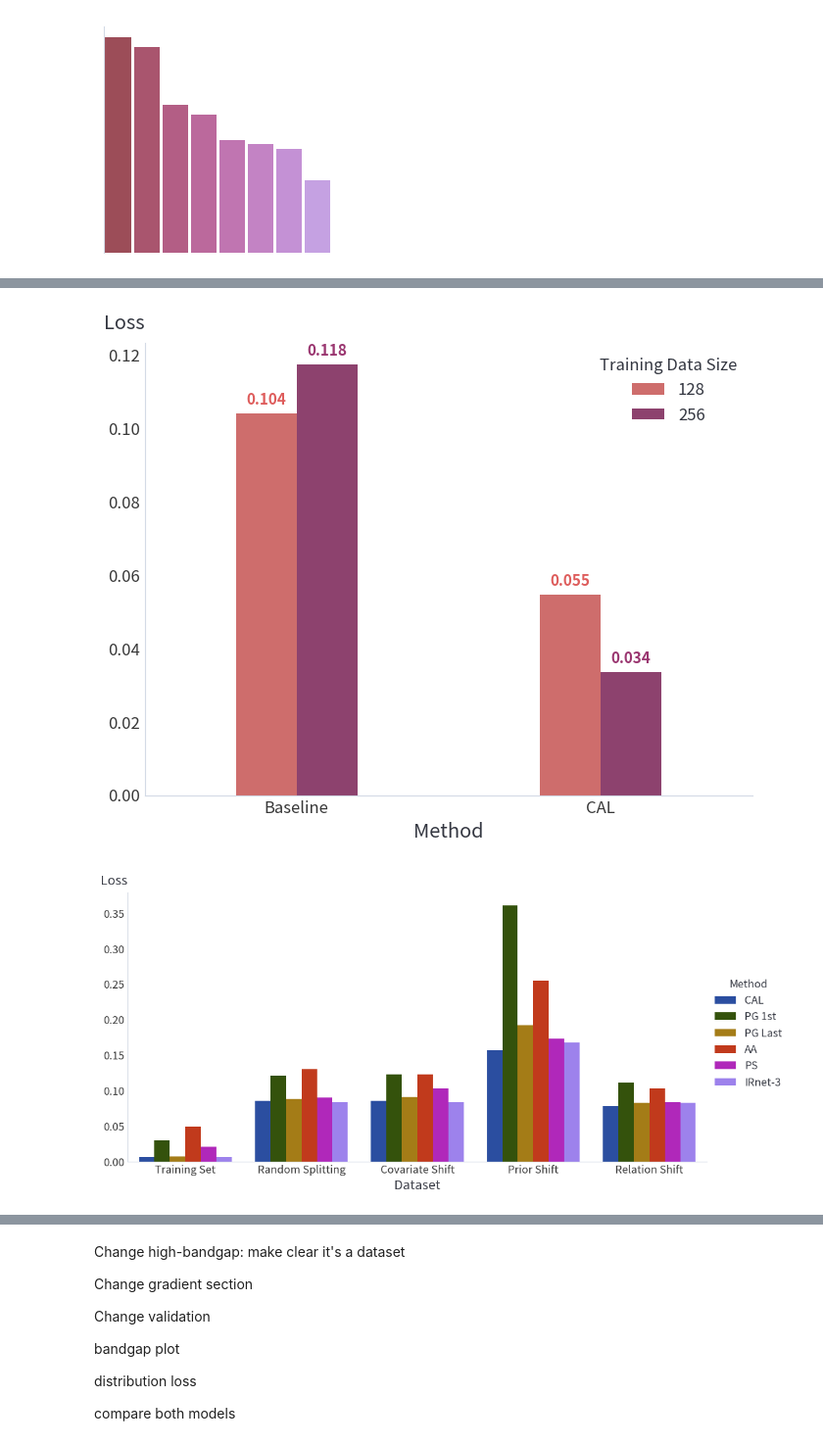
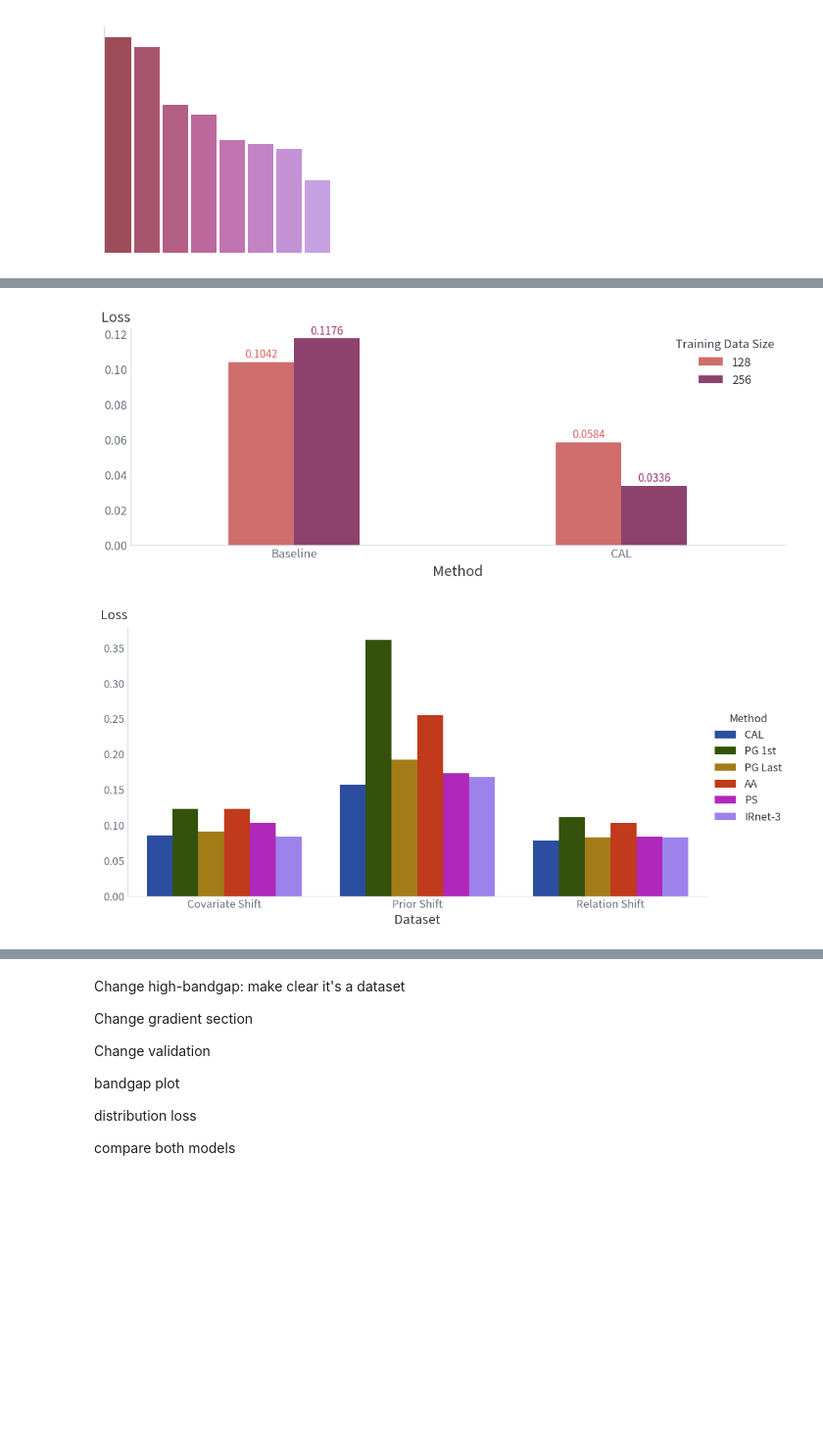
Before and after one commit to nicholas-miklaucic/ood-materials, a Jupyter notebook: paper-visuals.ipynb, the cells around one changed output, grey strips where cells are left out. Shown at 98% size. Saved outputs shown, nothing was run; the diff lists cells and outputs as text; code cells hidden in the pictures; blank space fills up the shorter version.

Commit message:
Updated figures

```diff
--- a/paper-visuals.ipynb
+++ b/paper-visuals.ipynb
@@ -8,6 +8,17 @@ import rho_plus as rp
 
 theme, cs = rp.mpl_setup(False)
 
+plt.rcParams['axes.labelcolor'] = plt.rcParams['text.color']
 plt.rcParams['legend.labelcolor'] = plt.rcParams['axes.titlecolor']
 plt.rcParams['legend.edgecolor'] = plt.rcParams['axes.facecolor']
-plt.rcParams['font.family'] = 'Source Han Sans JP'
+plt.rcParams['font.family'] = 'Source Han Sans'
+# %%
+import matplotlib.font_manager as font_manager
+
+font_path = '/home/nmiklaucic/Downloads/SubsetOTF/JP/SourceHanSansJP-Regular.otf'  # Your font path goes here
+font_manager.fontManager.addfont(font_path)
+prop = font_manager.FontProperties(fname=font_path)
+
+plt.rcParams['font.family'] = prop.get_name()
+
+plt.plot([1, 2], [2, 3])
@@ -419,39 +428,39 @@ piezo_fig
 # %%
-fig, ax = plt.subplots()
+fig, ax = plt.subplots(figsize=(12, 4))
 piezo = df[df['type'].str.contains('Piezo') & ~df['type'].str.contains('old')]
 piezo_fig = piezo[piezo['dataset'] == "Piezoelectric\n(Relation Shift)"].query('dataset_size > 1 and ema')
 piezo_fig['Training Data Size'] = piezo_fig['dataset_size'].map(lambda x: f'{x:.0f}')
-piezo_fig = pd.concat([piezo_fig, pd.DataFrame({'type': ['Piezo2'], 'epoch': ['EMA'], 'dataset': ['Piezoelectric\n(Relation Shift)'], 'loss': [0.0548],
-                                                'sal': [True], 'last': [False], 'ema': [True], 'fig': [True], 'dataset_size': [128], 'CAL': ['CAL'],
-                                                'target': [''], 'post': [False], 'Training Data Size': ['128']}, index=[9999])])
+# piezo_fig = pd.concat([piezo_fig, pd.DataFrame({'type': ['Piezo2'], 'epoch': ['EMA'], 'dataset': ['Piezoelectric\n(Relation Shift)'], 'loss': [0.0548],
+#                                                 'sal': [True], 'last': [False], 'ema': [True], 'fig': [True], 'dataset_size': [128], 'CAL': ['CAL'],
+#                                                 'target': [''], 'post': [False], 'Training Data Size': ['128']}, index=[9999])])
 sns.barplot(piezo_fig, hue='Training Data Size', x='CAL', y='loss', legend=True, ax=ax, width=0.4, palette='flare')
 # ax.set_xticks(ax.get_xticks(), labels=['128', '256'])
 # ax.set_xticks(ax.get_xticks(), labels=['Baseline', 'CAL'])
 # ax.set_title('Piezoelectric Fine-tuning Performance')
 
 colors = sns.color_palette('flare', 2)
 x_offset = 0.1
 
 ymin, ymax = ax.get_ylim()
 y_offset = 0.02 * (ymax - ymin)
 for ds_i, ds in enumerate(pd.unique(piezo_fig['CAL'])):
     for method_i, method in enumerate((128, 256)):
         rect: Rectangle = ax.patches[2 * ds_i + method_i]
         loss = piezo_fig[(piezo_fig['CAL'] == ds) & (piezo_fig['dataset_size'] == method)]['loss'].iloc[0]
-        ax.text(x=ds_i + x_offset * (2 * method_i - 1), y=loss + y_offset, s=f'{loss:.03f}', ha='center',
-                color=colors[method_i], fontweight='bold', fontsize=11)
+        ax.text(x=ds_i + x_offset * (2 * method_i - 1), y=loss + y_offset, s=f'{loss:.04f}', ha='center',
+                color=colors[method_i], fontweight=800, fontsize=11)
 ax.set_xlabel('Method')
 ax.set_ylabel('Loss')
 rp.ylabel_top()
 fig.legend
 fig.savefig('figs/piezo.png')
 # %% [output]
-[figure, old version]
+[figure, new version]
 # %%
 abl_df = pd.DataFrame({
          'Method': ['CAL', 'PG 1st', 'PG Last', 'AA', 'PS', 'IRnet-3'],
-'Training Set':     [0.0061, 0.0296, 0.0071, 0.0487, 0.0204, 0.0059],
-'Random Splitting': [0.0851, 0.1206, 0.0880, 0.1299, 0.0903, 0.0837],
+# 'Training Set':     [0.0061, 0.0296, 0.0071, 0.0487, 0.0204, 0.0059],
+# 'Random Splitting': [0.0851, 0.1206, 0.0880, 0.1299, 0.0903, 0.0837],
 'Covariate Shift':  [0.0856, 0.1230, 0.0907, 0.1226, 0.1030, 0.0832],
 'Prior Shift':      [0.1564, 0.3609, 0.1919, 0.2548, 0.1729, 0.1676],
 'Relation Shift':   [0.0781, 0.1111, 0.0826, 0.1027, 0.0839, 0.0822]})
@@ -462,4 +471,4 @@ sns.catplot(abl_df, x='Dataset', y='Loss', hue='Method', kind='bar', aspect=2)
 rp.ylabel_top()
 plt.savefig('figs/ablation.png')
 # %% [output]
-[figure, old version]
+[figure, new version]
```
Also changed, not shown: parts of 41 cells of this notebook, 15 other files.
